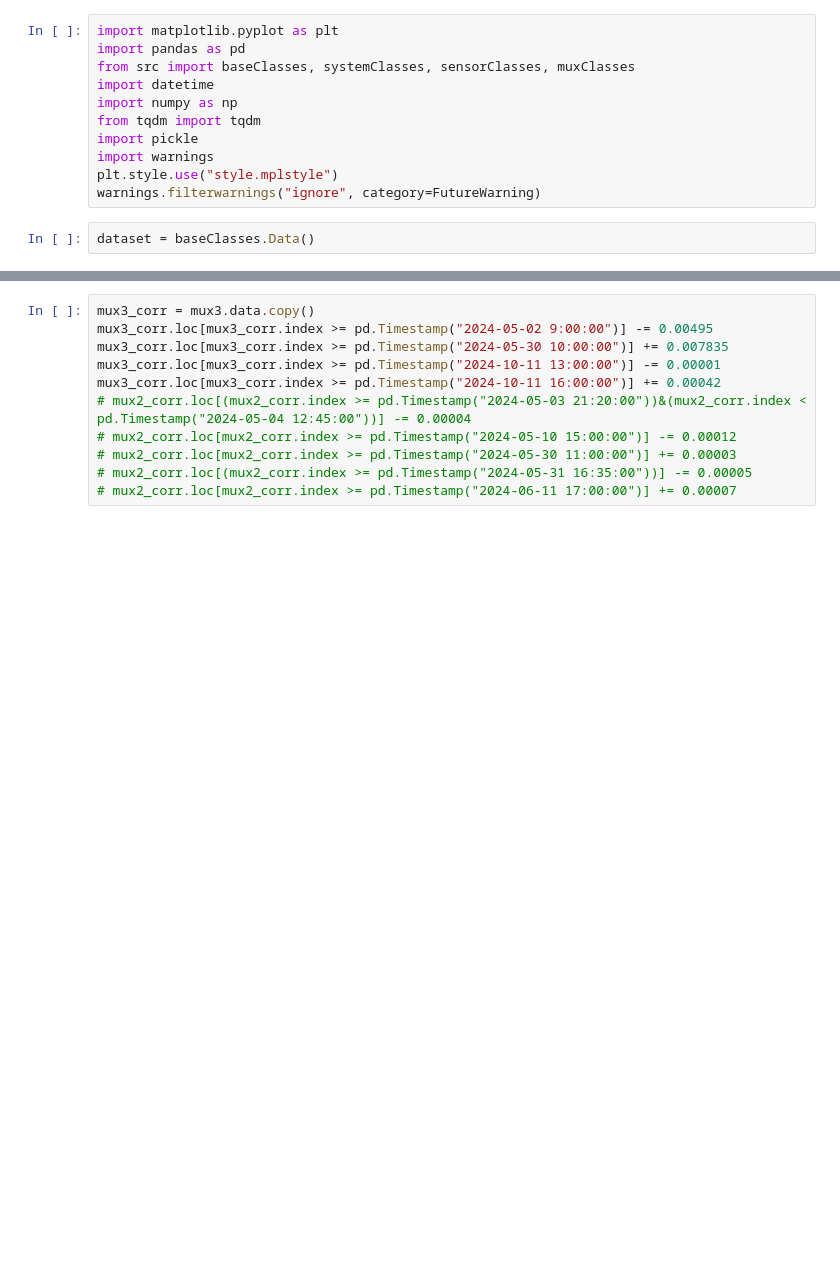
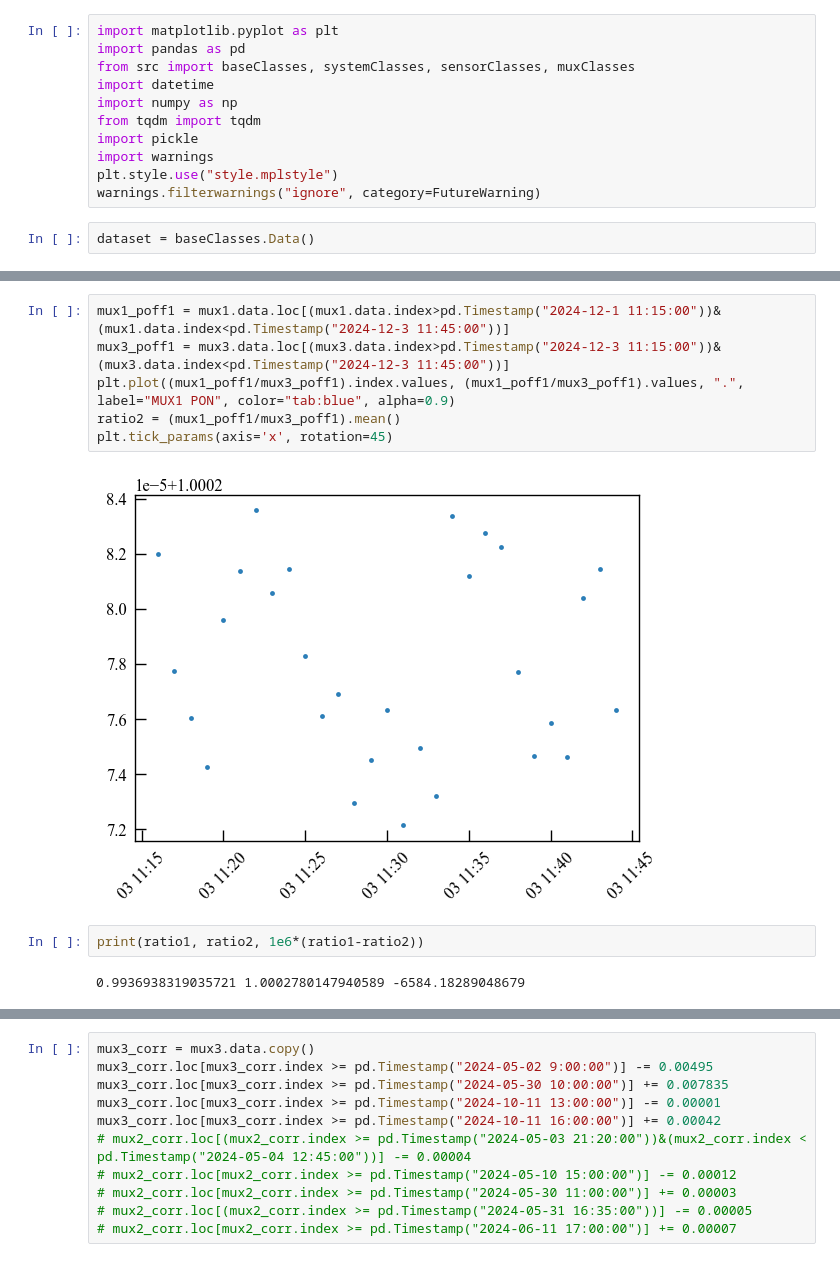
Before and after one commit to jcapo96/rtd, a Jupyter notebook: pdhd/ana/np04_mux.ipynb, the cells around one changed output, grey strips where cells are left out. Saved outputs shown, nothing was run; the diff lists cells and outputs as text; blank space fills up the shorter version.

```diff
--- a/pdhd/ana/np04_mux.ipynb
+++ b/pdhd/ana/np04_mux.ipynb
@@ -45,0 +54,12 @@ fig.tight_layout()
+# %%
+mux1_poff1 = mux1.data.loc[(mux1.data.index>pd.Timestamp("2024-12-1 11:15:00"))&(mux1.data.index<pd.Timestamp("2024-12-3 11:45:00"))]
+mux3_poff1 = mux3.data.loc[(mux3.data.index>pd.Timestamp("2024-12-3 11:15:00"))&(mux3.data.index<pd.Timestamp("2024-12-3 11:45:00"))]
+plt.plot((mux1_poff1/mux3_poff1).index.values, (mux1_poff1/mux3_poff1).values, ".", label="MUX1 PON", color="tab:blue", alpha=0.9)
+ratio2 = (mux1_poff1/mux3_poff1).mean()
+plt.tick_params(axis='x', rotation=45)
+# %% [output]
+[figure, added]
+# %%
+print(ratio1, ratio2, 1e6*(ratio1-ratio2))
+# %% [output]
+0.9936938319035721 1.0002780147940589 -6584.18289048679
```
Also changed, not shown: parts of 7 cells of this notebook, 37 other files.
